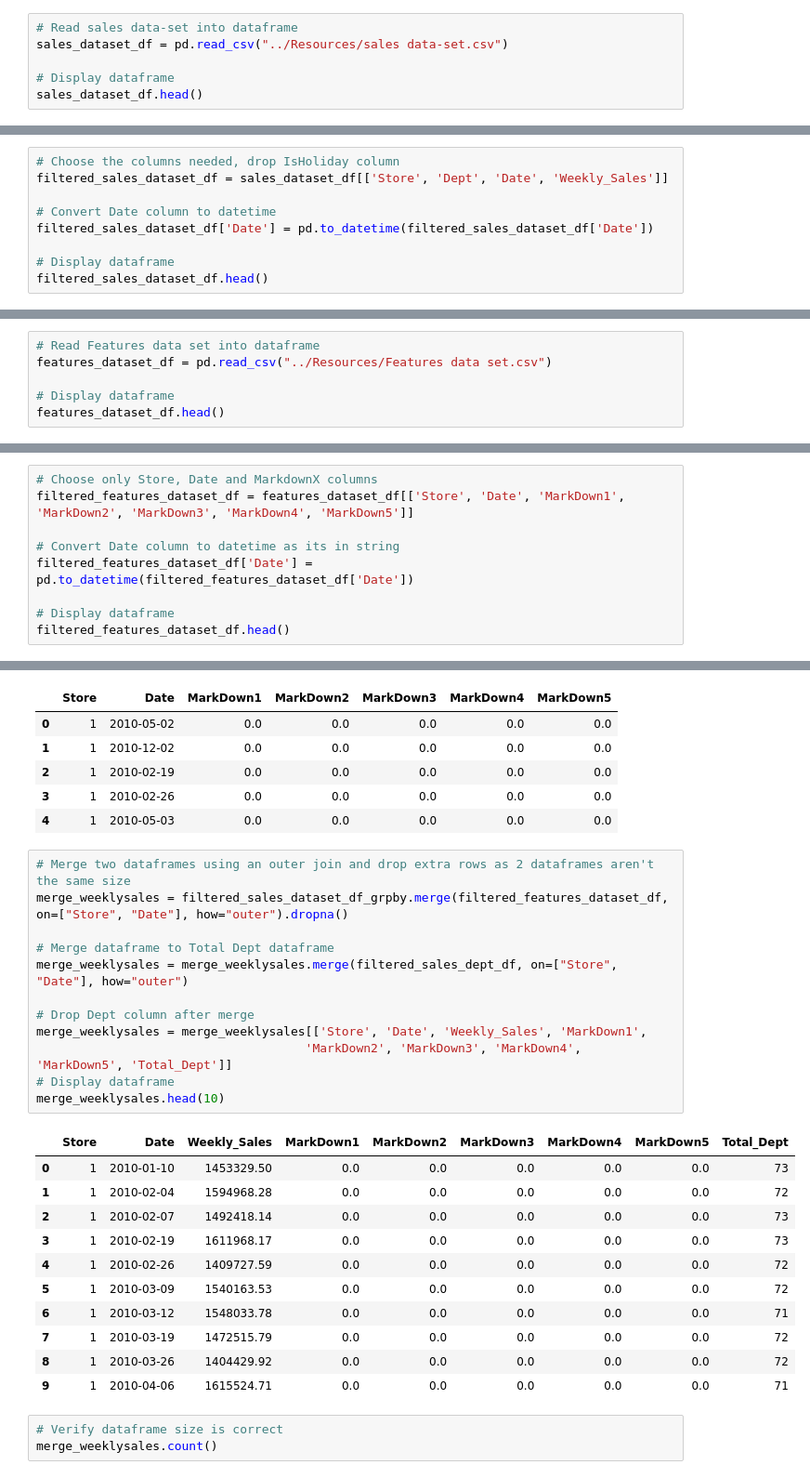
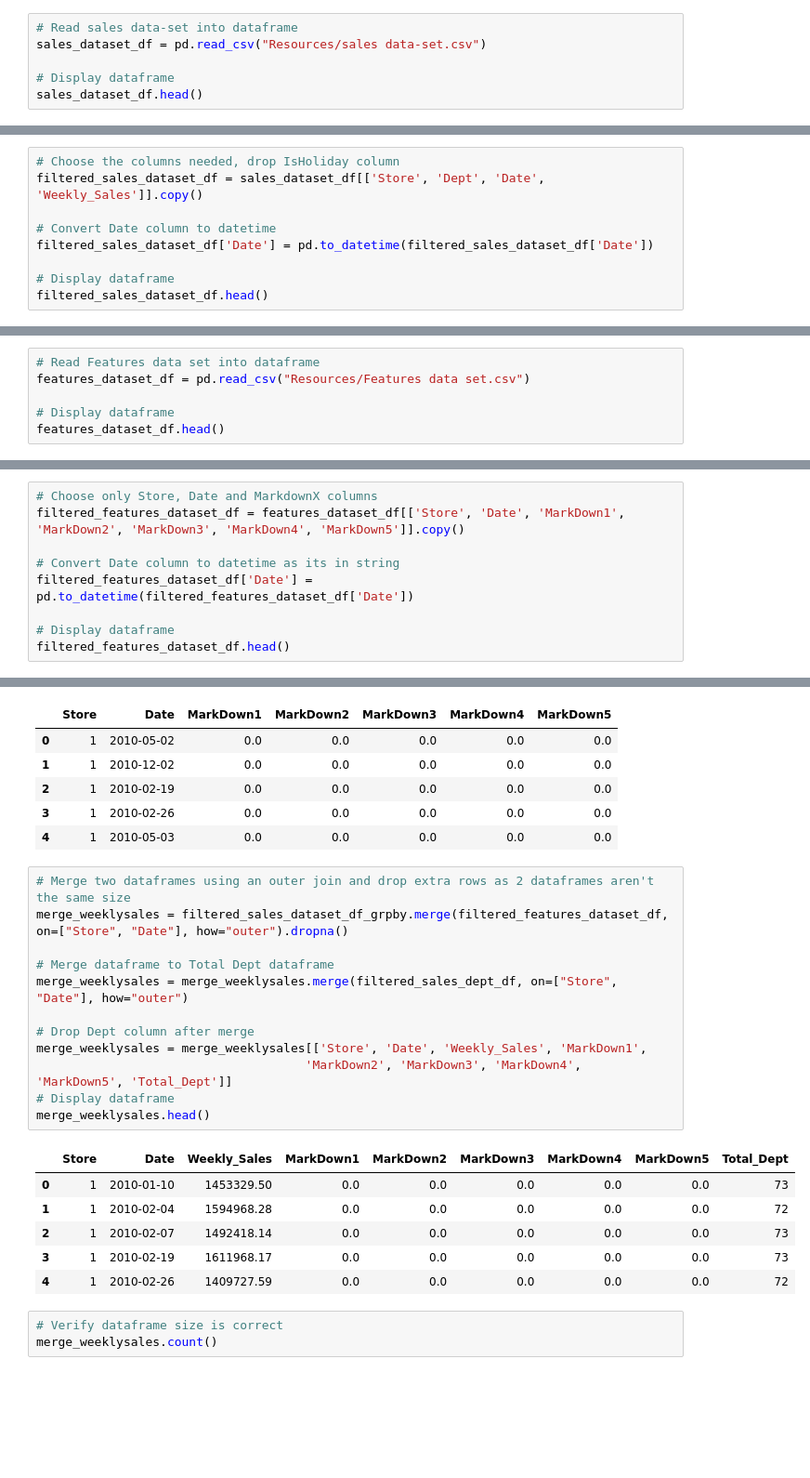
Before and after one commit to hopemeeeme/E-L-T-Project, a Jupyter notebook: MongoDB-ETL.ipynb, the cells around one changed output, grey strips where cells are left out. Shown at 93% size. Cells and saved outputs as stored; diff of their text form; blank space fills up the shorter version.

```diff
--- a/MongoDB-ETL.ipynb
+++ b/MongoDB-ETL.ipynb
@@ -6,7 +6,7 @@ from datetime import datetime
 from dateutil.parser import parse
 # %%
 # Read sales data-set into dataframe
-sales_dataset_df = pd.read_csv("../Resources/sales data-set.csv")
+sales_dataset_df = pd.read_csv("Resources/sales data-set.csv")
 
 # Display dataframe
 sales_dataset_df.head()
@@ -29,7 +29,7 @@ IsHoliday          bool
 dtype: object
 # %%
 # Choose the columns needed, drop IsHoliday column
-filtered_sales_dataset_df = sales_dataset_df[['Store', 'Dept', 'Date', 'Weekly_Sales']]
+filtered_sales_dataset_df = sales_dataset_df[['Store', 'Dept', 'Date', 'Weekly_Sales']].copy()
 
 # Convert Date column to datetime
 filtered_sales_dataset_df['Date'] = pd.to_datetime(filtered_sales_dataset_df['Date'])
@@ -82,7 +77,7 @@ filtered_sales_dataset_df_grpby.head()
 | 4 | 1 | 2010-02-26 | 3137 | 1409727.59 |
 # %%
 # Read Features data set into dataframe
-features_dataset_df = pd.read_csv("../Resources/Features data set.csv")
+features_dataset_df = pd.read_csv("Resources/Features data set.csv")
 
 # Display dataframe
 features_dataset_df.head()
@@ -112,7 +107,7 @@ IsHoliday          bool
 dtype: object
 # %%
 # Choose only Store, Date and MarkdownX columns
-filtered_features_dataset_df = features_dataset_df[['Store', 'Date', 'MarkDown1', 'MarkDown2', 'MarkDown3', 'MarkDown4', 'MarkDown5']]
+filtered_features_dataset_df = features_dataset_df[['Store', 'Date', 'MarkDown1', 'MarkDown2', 'MarkDown3', 'MarkDown4', 'MarkDown5']].copy()
 
 # Convert Date column to datetime as its in string
 filtered_features_dataset_df['Date'] = pd.to_datetime(filtered_features_dataset_df['Date'])
@@ -147,27 +137,22 @@ filtered_features_dataset_df.head()
 # %%
 # Merge two dataframes using an outer join and drop extra rows as 2 dataframes aren't the same size
 merge_weeklysales = filtered_sales_dataset_df_grpby.merge(filtered_features_dataset_df, on=["Store", "Date"], how="outer").dropna()
 
 # Merge dataframe to Total Dept dataframe
 merge_weeklysales = merge_weeklysales.merge(filtered_sales_dept_df, on=["Store", "Date"], how="outer")
 
 # Drop Dept column after merge
 merge_weeklysales = merge_weeklysales[['Store', 'Date', 'Weekly_Sales', 'MarkDown1',
                                      'MarkDown2', 'MarkDown3', 'MarkDown4', 'MarkDown5', 'Total_Dept']]
 # Display dataframe
-merge_weeklysales.head(10)
+merge_weeklysales.head()
 # %% [output]
 |  | Store | Date | Weekly_Sales | MarkDown1 | MarkDown2 | MarkDown3 | MarkDown4 | MarkDown5 | Total_Dept |
 | 0 | 1 | 2010-01-10 | 1453329.50 | 0.0 | 0.0 | 0.0 | 0.0 | 0.0 | 73 |
 | 1 | 1 | 2010-02-04 | 1594968.28 | 0.0 | 0.0 | 0.0 | 0.0 | 0.0 | 72 |
 | 2 | 1 | 2010-02-07 | 1492418.14 | 0.0 | 0.0 | 0.0 | 0.0 | 0.0 | 73 |
 | 3 | 1 | 2010-02-19 | 1611968.17 | 0.0 | 0.0 | 0.0 | 0.0 | 0.0 | 73 |
 | 4 | 1 | 2010-02-26 | 1409727.59 | 0.0 | 0.0 | 0.0 | 0.0 | 0.0 | 72 |
-| 5 | 1 | 2010-03-09 | 1540163.53 | 0.0 | 0.0 | 0.0 | 0.0 | 0.0 | 72 |
-| 6 | 1 | 2010-03-12 | 1548033.78 | 0.0 | 0.0 | 0.0 | 0.0 | 0.0 | 71 |
-| 7 | 1 | 2010-03-19 | 1472515.79 | 0.0 | 0.0 | 0.0 | 0.0 | 0.0 | 72 |
-| 8 | 1 | 2010-03-26 | 1404429.92 | 0.0 | 0.0 | 0.0 | 0.0 | 0.0 | 72 |
-| 9 | 1 | 2010-04-06 | 1615524.71 | 0.0 | 0.0 | 0.0 | 0.0 | 0.0 | 71 |
 # %%
 # Verify dataframe size is correct
 merge_weeklysales.count()
```
Also changed, not shown: parts of 10 cells of this notebook, 8 other files.
